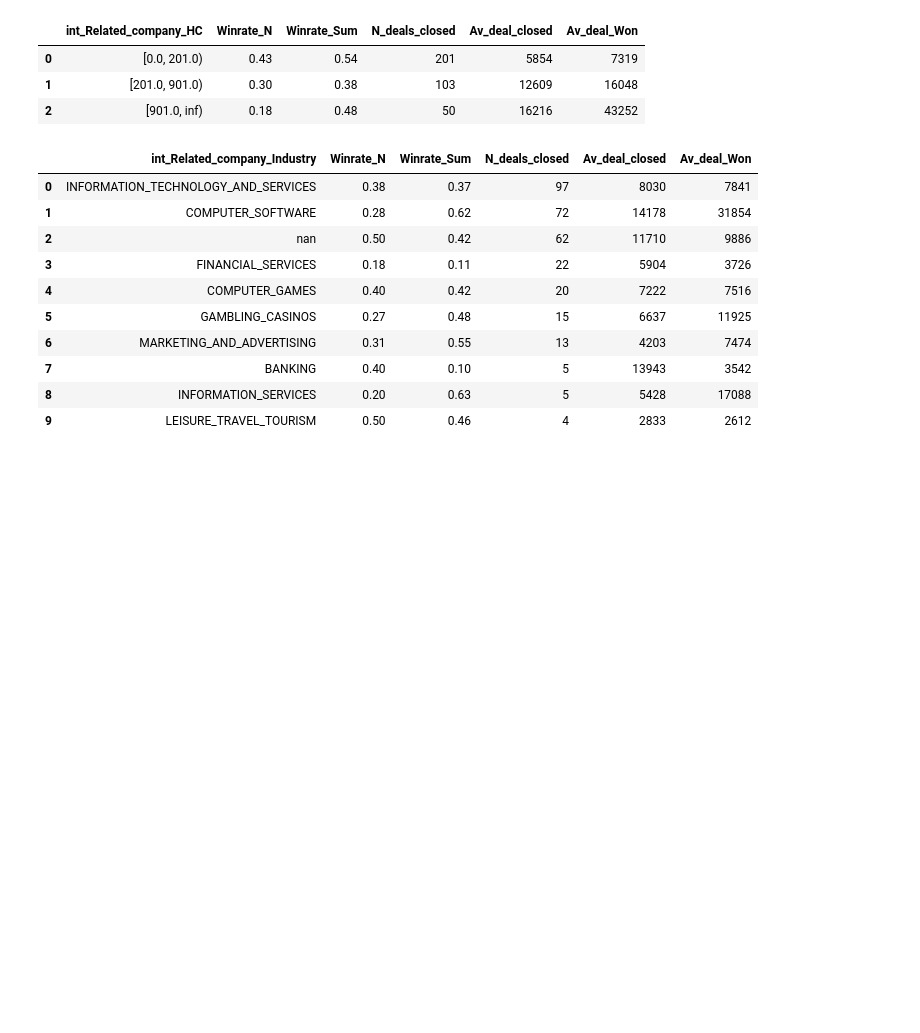
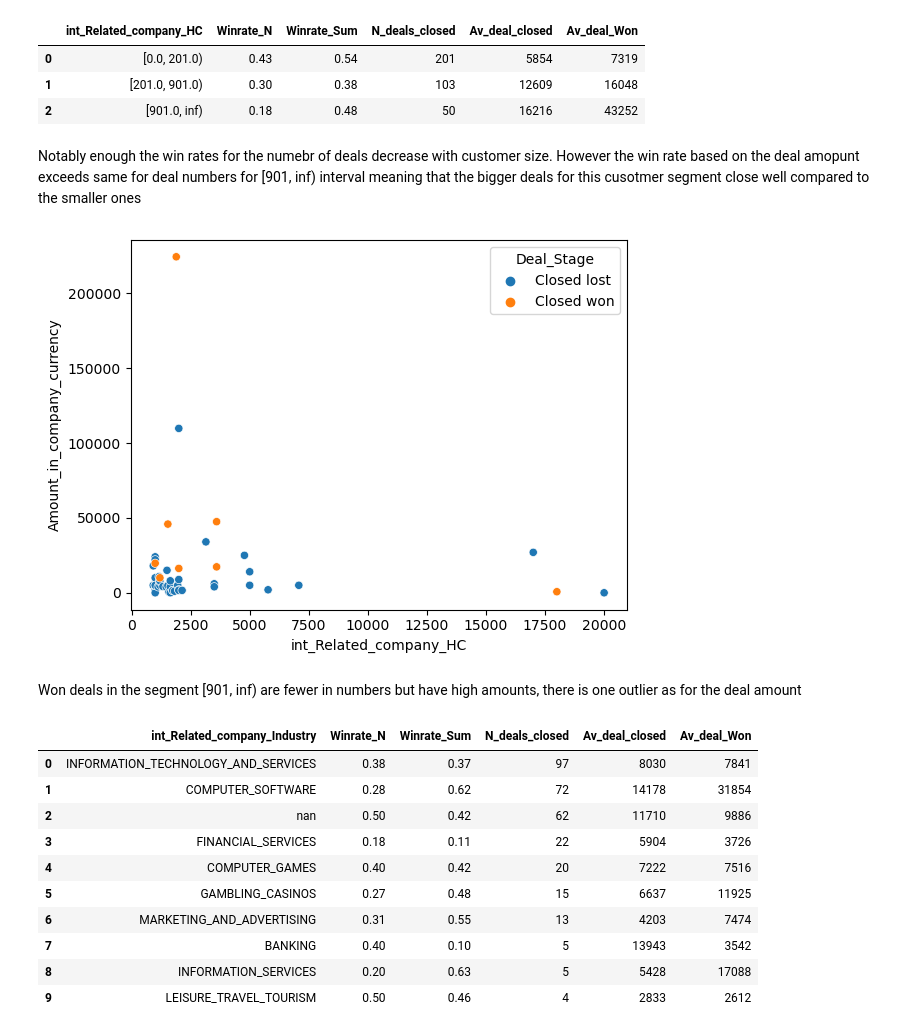
Before and after one commit to outovhush/revops-data-portfolio, a Jupyter notebook: Example notebook_Deal dataset exploration.ipynb, the cells around one changed output. Cells and saved outputs as stored; diff of their text form; code cells hidden in the pictures; blank space fills up the shorter version.

```diff
--- a/Example notebook_Deal dataset exploration.ipynb
+++ b/Example notebook_Deal dataset exploration.ipynb
@@ -513,6 +511,20 @@ cl_deals_gr1.style.format('{:.2f}', subset = ['Winrate_N','Winrate_Sum'])\
 | 0 | [0.0, 201.0) | 0.43 | 0.54 | 201 | 5854 | 7319 |
 | 1 | [201.0, 901.0) | 0.30 | 0.38 | 103 | 12609 | 16048 |
 | 2 | [901.0, inf) | 0.18 | 0.48 | 50 | 16216 | 43252 |
+# %% [markdown]
+Notably enough the win rates for the numebr of deals decrease with customer size. However the win rate based on the deal amopunt exceeds same for deal numbers for [901, inf) interval meaning that the bigger deals for this cusotmer segment close well compared to the smaller ones
+# %%
+#fast draw the deal situation for [901, inf) in scatter plot
+
+ax = sns.scatterplot( data = closed_deals_1st[ closed_deals_1st.int_Related_company_HC > 900 ] ,
+                  y = 'Amount_in_company_currency',
+                  x = 'int_Related_company_HC',
+                  hue = 'Deal_Stage'
+                 )
+# %% [output]
+[figure, added]
+# %% [markdown]
+Won deals in the segment [901, inf) are fewer in numbers but have high amounts, there is one outlier as for the deal amount
 # %%
 #get basic stats for Close rates per indusrty
 
```
Also changed, not shown: parts of 4 cells of this notebook.
